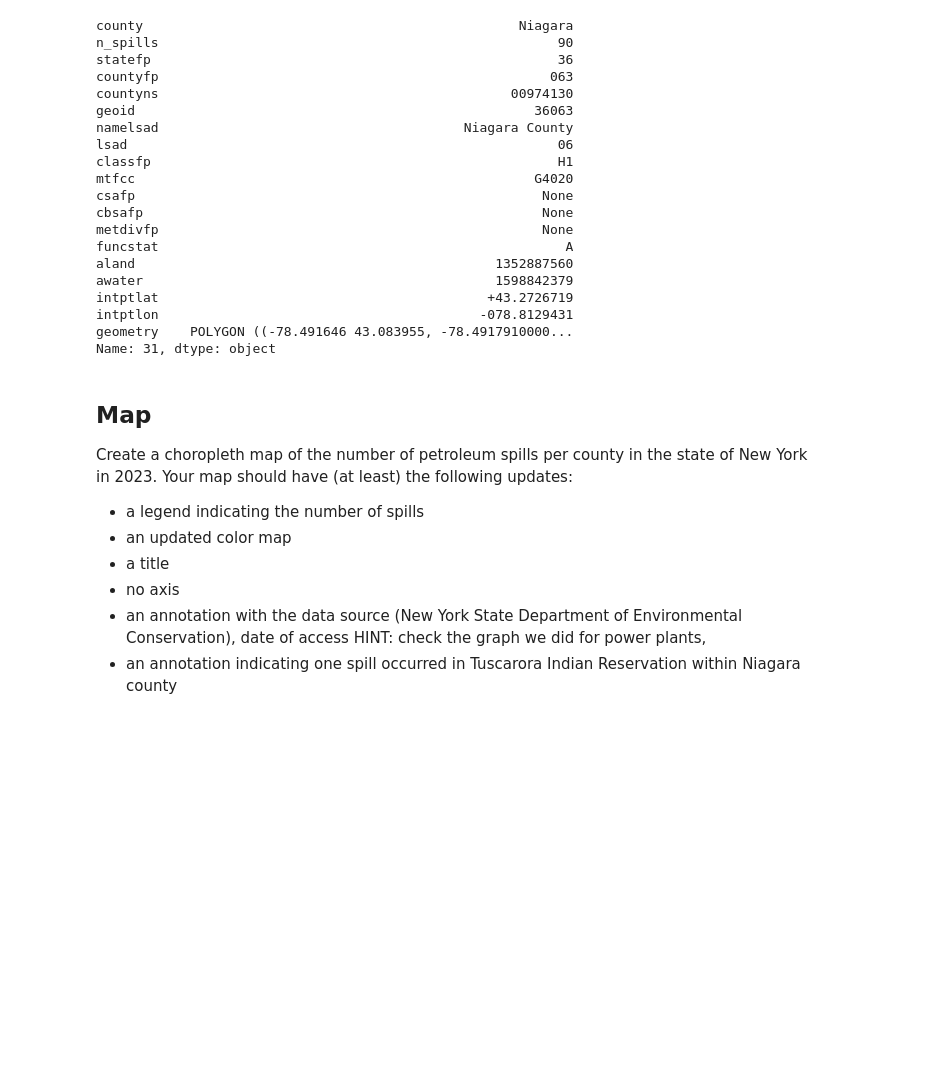
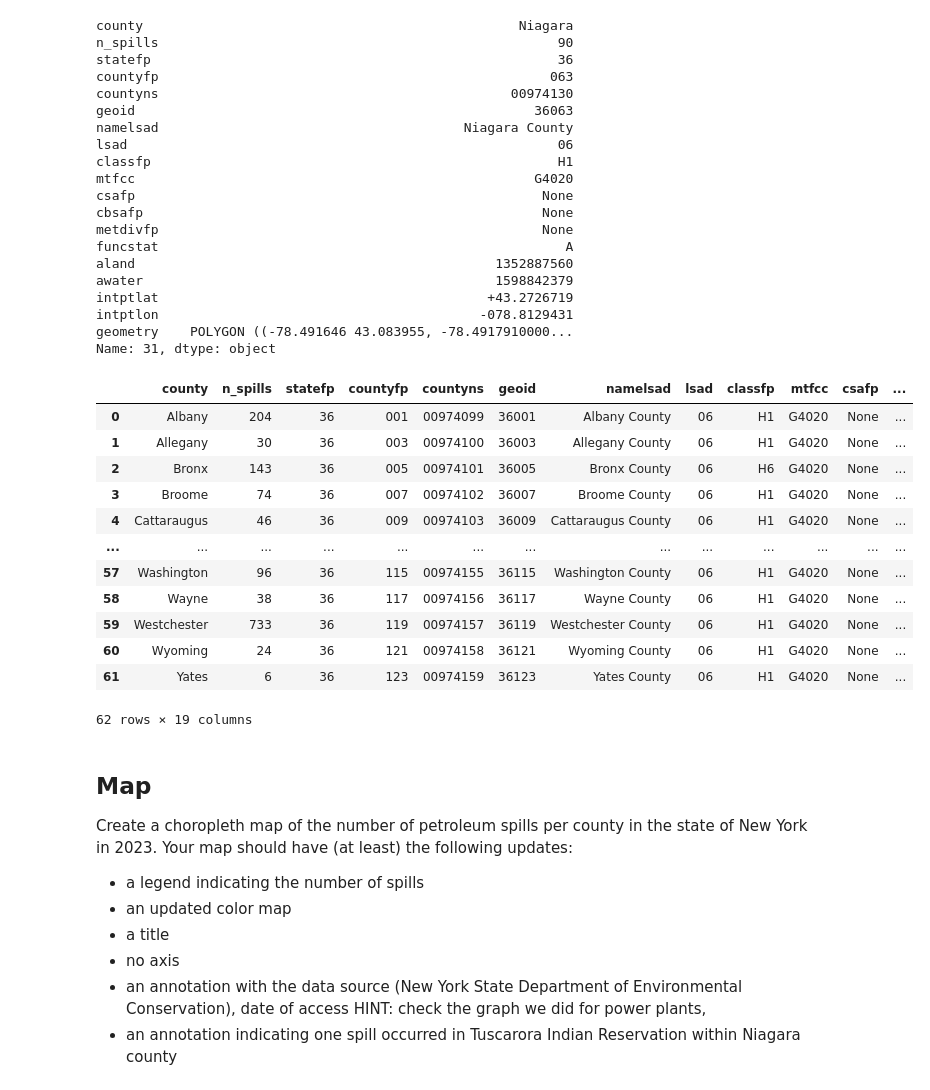
Before and after one commit to floraham/eds-220-hwk3, a Jupyter notebook: Assignment3spills.ipynb, the cells around one changed output. Saved outputs shown, nothing was run; the diff lists cells and outputs as text; code cells hidden in the pictures; blank space fills up the shorter version.

```diff
--- a/Assignment3spills.ipynb
+++ b/Assignment3spills.ipynb
@@ -636,11 +653,27 @@ intptlon                                         -078.8129431
 geometry    POLYGON ((-78.491646 43.083955, -78.4917910000...
 Name: 31, dtype: object
 # %%
-#printing out dataframe, making sure it all works as expected.
+#converting to geodataframe so that it can be plotted
 ny_counties_gpd = gpd.GeoDataFrame(ny_counties, # data
                                     geometry = 'geometry',
                                     # specify CRS
                                     crs='EPSG:4269')
+
+ny_counties_gpd
+# %% [output]
+|  | county | n_spills | statefp | countyfp | countyns | geoid | namelsad | lsad | classfp | mtfcc | csafp | ... |
+| 0 | Albany | 204 | 36 | 001 | 00974099 | 36001 | Albany County | 06 | H1 | G4020 | None | ... |
+| 1 | Allegany | 30 | 36 | 003 | 00974100 | 36003 | Allegany County | 06 | H1 | G4020 | None | ... |
+| 2 | Bronx | 143 | 36 | 005 | 00974101 | 36005 | Bronx County | 06 | H6 | G4020 | None | ... |
+| 3 | Broome | 74 | 36 | 007 | 00974102 | 36007 | Broome County | 06 | H1 | G4020 | None | ... |
+| 4 | Cattaraugus | 46 | 36 | 009 | 00974103 | 36009 | Cattaraugus County | 06 | H1 | G4020 | None | ... |
+| ... | ... | ... | ... | ... | ... | ... | ... | ... | ... | ... | ... | ... |
+| 57 | Washington | 96 | 36 | 115 | 00974155 | 36115 | Washington County | 06 | H1 | G4020 | None | ... |
+| 58 | Wayne | 38 | 36 | 117 | 00974156 | 36117 | Wayne County | 06 | H1 | G4020 | None | ... |
+| 59 | Westchester | 733 | 36 | 119 | 00974157 | 36119 | Westchester County | 06 | H1 | G4020 | None | ... |
+| 60 | Wyoming | 24 | 36 | 121 | 00974158 | 36121 | Wyoming County | 06 | H1 | G4020 | None | ... |
+| 61 | Yates | 6 | 36 | 123 | 00974159 | 36123 | Yates County | 06 | H1 | G4020 | None | ... |
+62 rows × 19 columns
 # %% [markdown]
 ## Map
 Create a choropleth map of the number of petroleum spills per county in the state of New York in 2023.
```
Also changed, not shown: parts of 3 cells of this notebook.
